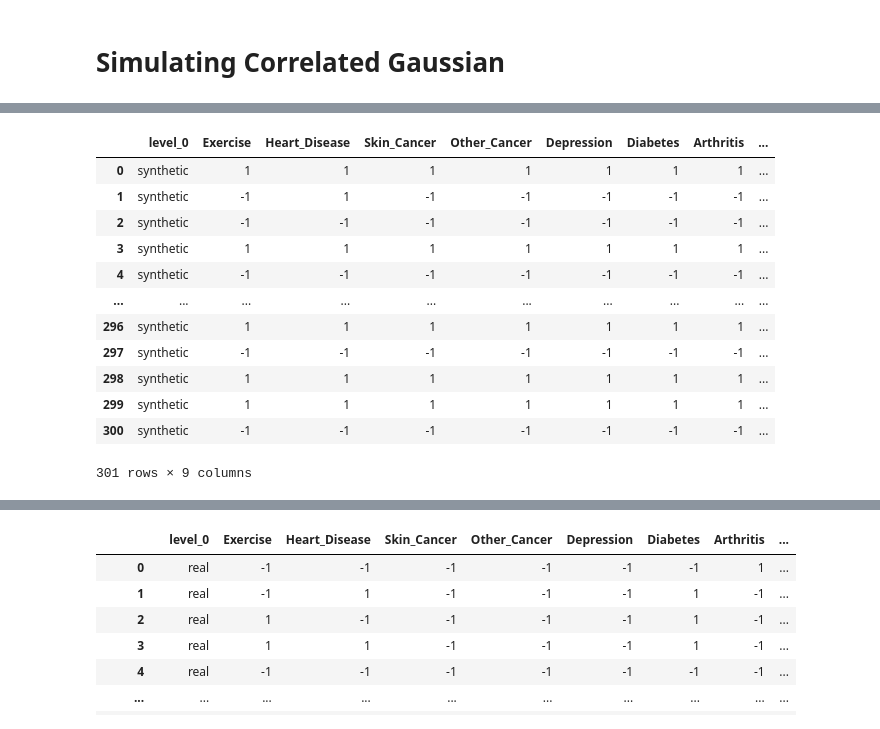
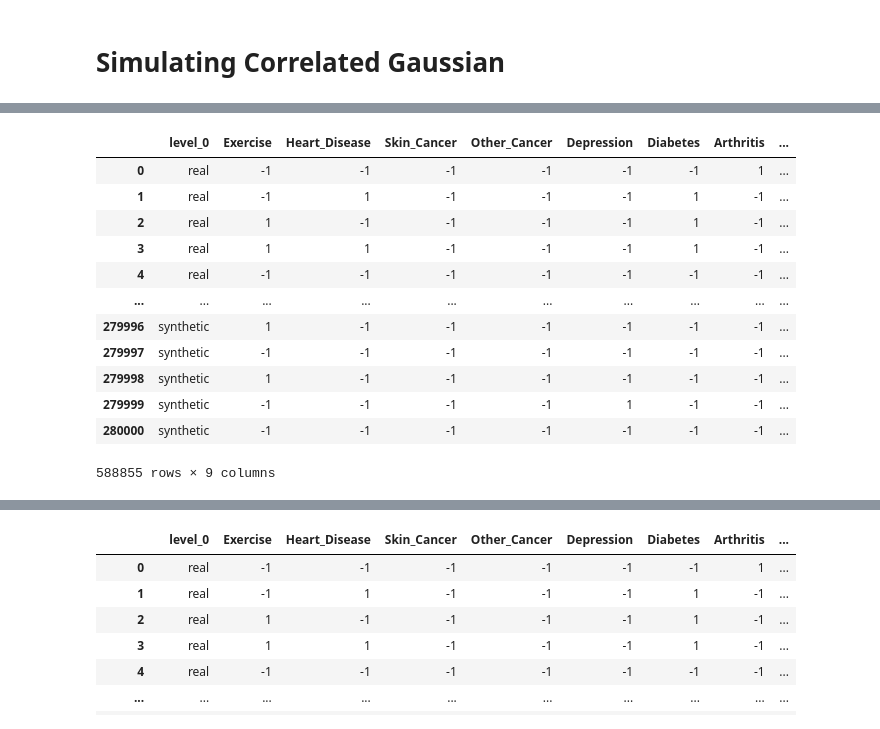
Before and after one commit to lukas681/private-mst, a Jupyter notebook: margins-test.ipynb, the cells around one changed output, grey strips where cells are left out. Cells and saved outputs as stored; diff of their text form; code cells hidden in the pictures.

```diff
--- a/margins-test.ipynb
+++ b/margins-test.ipynb
@@ -12,11 +12,18 @@ import pyAgrum as gum
 import pyAgrum.lib.notebook as gnb
 from sklearn.preprocessing import normalize
 
-
 ## Initi
 def generateSyntheticRow(mean, L, dim=2):
-    y = [[np.random.normal(0)]]*dim
-    row = (np.matmul(L, y) + mean)
+    y = [np.random.normal(0)
+        ,np.random.normal(0)
+        #,np.random.normal(0)
+        #,np.random.normal(0)
+        #,np.random.normal(0)
+        #,np.random.normal(0)
+        #,np.random.normal(0)
+        #,np.random.normal(0)
+         ]
+    row = np.matmul(L, y) + mean
     return row.sum(axis=1) \
         .reshape(-1,1) # transposing it
 
@@ -207,22 +199,19 @@ plt.show()
 | Arthritis | -0.024453 | 0.019687 | 0.018920 | 0.017942 | 0.022840 | 0.022108 | 0.220157 | 0.028382 |
 | Smoking_History | -0.019127 | 0.014429 | 0.004773 | 0.007755 | 0.019710 | 0.009502 | 0.028382 | 0.241085 |
 # %%
-
 d = pd.read_csv('./datasets/CVD_cleaned.csv')
 columns = ['Exercise','Heart_Disease','Skin_Cancer','Other_Cancer','Depression','Diabetes','Arthritis','Smoking_History']
 dsubset = d[columns]*1
 dsubset = dsubset.applymap(lambda x: (1 if x == "Yes" else 0))
-dsubset.cov()
 
 mean = dsubset.astype("float32").mean().to_numpy()
 # Computing Sample Strategy
 cov = dsubset.cov(numeric_only=False) # dataframe
-L = cholesky(cov)
+L = cholesky(dsubset.cov())
 synthetic_data = np.array(generateSyntheticRow(mean, L, dim=8))
 
-print(mean)
-for i in range(300):
-    synthetic_data = np.append(synthetic_data,generateSyntheticRow(mean, L, dim=8), axis=1)
+for i in range(280000):
+    synthetic_data = np.append(synthetic_data, generateSyntheticRow(mean, L, dim=8), axis=1)
 
 synthetic_data = pd.DataFrame(synthetic_data.T, columns=columns) \
     .applymap(lambda x: (-1 if int(x) <= 0 else 1))
@@ -230,7 +219,4 @@ dsubset = pd.DataFrame(dsubset) \
     .applymap(lambda x: (-1 if int(x) <= 0 else 1))
 #dsubset['Diab-Heart'] = dsubset['Diabetes'].astype(str) + dsubset['Heart_Disease'].astype(str)
 #synthetic_data['Diab-Heart'] = synthetic_data['Diabetes'].astype(str) + synthetic_data['Heart_Disease'].astype(str)
-
-#viewdata = pd.concat([dsubset, synthetic_data], axis=0, keys=['real','synthetic']).reset_index(level=[0])
-viewdata = pd.concat([synthetic_data], axis=0, keys=['synthetic']).reset_index(level=[0])
 # %% [output]
@@ -254,28 +224,32 @@ viewdata = pd.concat([synthetic_data], axis=0, keys=['synthetic']).reset_index(l
 # %%
+
+#viewdata = pd.concat([synthetic_data], axis=0, keys=['synthetic']).reset_index(level=[0])
+viewdata = pd.concat([dsubset, synthetic_data], axis=0, keys=['real','synthetic']).reset_index(level=[0])
+
 sb.set(style="darkgrid")
 fig, axs = plt.subplots(3, 2, figsize=(8 , 12))
 sb.histplot(data = viewdata, x="Skin_Cancer", bins = 4, ax=axs[0][0], discrete=True, hue='level_0', multiple="dodge", label="oneway")
 sb.histplot(data = viewdata, x="Heart_Disease", bins = 4, ax=axs[0][1], discrete=True, hue='level_0', multiple="dodge", label="oneway")
 sb.histplot(data = viewdata, x="Depression", bins = 4, ax=axs[1][0], discrete=True, hue='level_0', multiple="dodge", label="oneway")
 sb.histplot(data = viewdata, x="Diabetes", bins = 4, ax=axs[1][1], discrete=True, hue='level_0', multiple="dodge", label="oneway")
 #sb.histplot(data = viewdata, x="Diab-Heart", bins = 4, ax=axs[2][0], discrete=True, hue='level_0', multiple="dodge", label="diab-heart")
 #dsubset.describe()
 viewdata.describe()
 viewdata
 # %% [output]
 |  | level_0 | Exercise | Heart_Disease | Skin_Cancer | Other_Cancer | Depression | Diabetes | Arthritis | ... |
-| 0 | synthetic | 1 | 1 | 1 | 1 | 1 | 1 | 1 | ... |
-| 1 | synthetic | -1 | 1 | -1 | -1 | -1 | -1 | -1 | ... |
-| 2 | synthetic | -1 | -1 | -1 | -1 | -1 | -1 | -1 | ... |
-| 3 | synthetic | 1 | 1 | 1 | 1 | 1 | 1 | 1 | ... |
-| 4 | synthetic | -1 | -1 | -1 | -1 | -1 | -1 | -1 | ... |
+| 0 | real | -1 | -1 | -1 | -1 | -1 | -1 | 1 | ... |
+| 1 | real | -1 | 1 | -1 | -1 | -1 | 1 | -1 | ... |
+| 2 | real | 1 | -1 | -1 | -1 | -1 | 1 | -1 | ... |
+| 3 | real | 1 | 1 | -1 | -1 | -1 | 1 | -1 | ... |
+| 4 | real | -1 | -1 | -1 | -1 | -1 | -1 | -1 | ... |
 | ... | ... | ... | ... | ... | ... | ... | ... | ... | ... |
-| 296 | synthetic | 1 | 1 | 1 | 1 | 1 | 1 | 1 | ... |
-| 297 | synthetic | -1 | -1 | -1 | -1 | -1 | -1 | -1 | ... |
-| 298 | synthetic | 1 | 1 | 1 | 1 | 1 | 1 | 1 | ... |
-| 299 | synthetic | 1 | 1 | 1 | 1 | 1 | 1 | 1 | ... |
-| 300 | synthetic | -1 | -1 | -1 | -1 | -1 | -1 | -1 | ... |
+| 279996 | synthetic | 1 | -1 | -1 | -1 | -1 | -1 | -1 | ... |
+| 279997 | synthetic | -1 | -1 | -1 | -1 | -1 | -1 | -1 | ... |
+| 279998 | synthetic | 1 | -1 | -1 | -1 | -1 | -1 | -1 | ... |
+| 279999 | synthetic | -1 | -1 | -1 | -1 | 1 | -1 | -1 | ... |
+| 280000 | synthetic | -1 | -1 | -1 | -1 | -1 | -1 | -1 | ... |
-301 rows × 9 columns
+588855 rows × 9 columns
 [drawing not drawn]
 # %%
 viewdata
```
Also changed, not shown: parts of 2 cells of this notebook.
